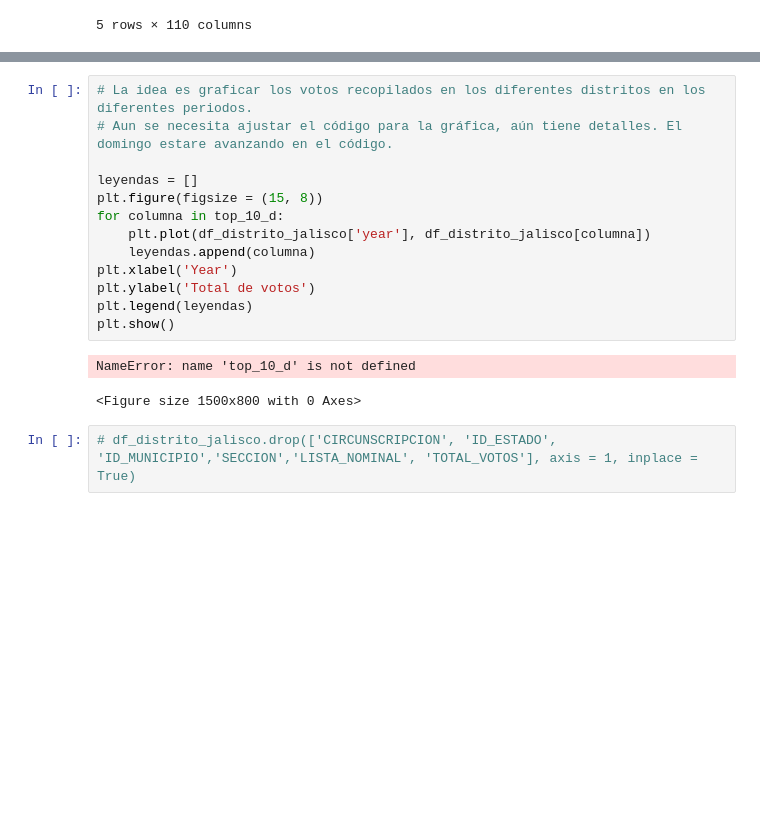
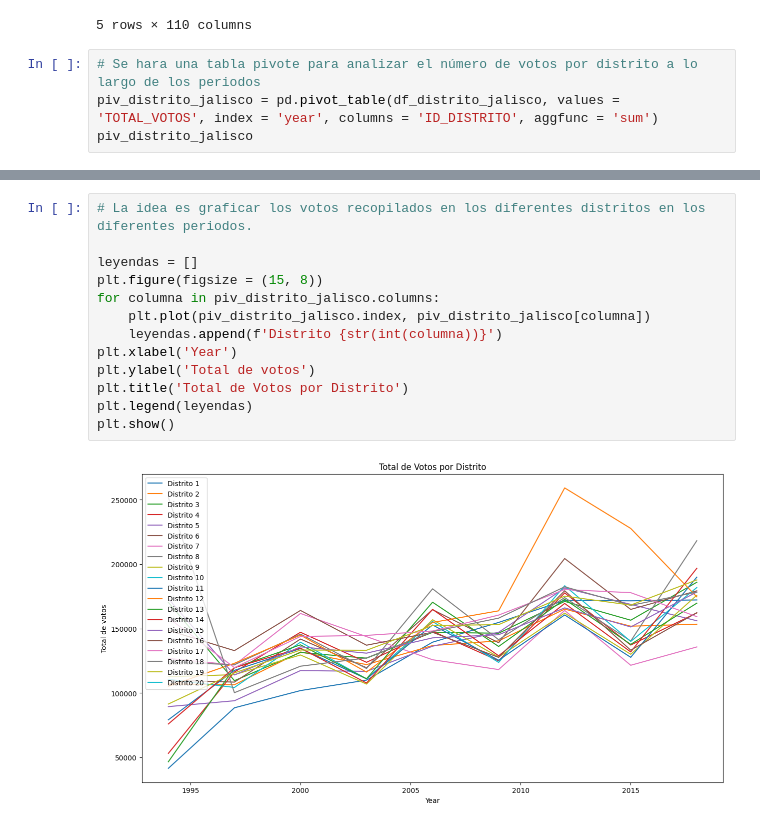
Before and after one commit to harogl/data_science_Santander, a Jupyter notebook: Analisis_diputados_MR.ipynb, the cells around one changed output, grey strips where cells are left out. Saved outputs shown, nothing was run; the diff lists cells and outputs as text; blank space fills up the shorter version.

```diff
--- a/Analisis_diputados_MR.ipynb
+++ b/Analisis_diputados_MR.ipynb
@@ -468,3 +452,7 @@ df_distrito_jalisco.head()
 | 3 | 1994 | 4.0 | 480 | 1680 | 4680 | 116307 | 23998.0 | 21635.0 | 203.0 | ... |
 | 4 | 1994 | 5.0 | 1004 | 3514 | 16651 | 453691 | 32285.0 | 46424.0 | 470.0 | ... |
 5 rows × 110 columns
+# %%
+# Se hara una tabla pivote para analizar el número de votos por distrito a lo largo de los periodos
+piv_distrito_jalisco = pd.pivot_table(df_distrito_jalisco, values = 'TOTAL_VOTOS', index = 'year', columns = 'ID_DISTRITO', aggfunc = 'sum')
+piv_distrito_jalisco
@@ -471,18 +471,15 @@ df_distrito_jalisco.head()
 # %%
 # La idea es graficar los votos recopilados en los diferentes distritos en los diferentes periodos.
-# Aun se necesita ajustar el código para la gráfica, aún tiene detalles. El domingo estare avanzando en el código.
 
 leyendas = []
 plt.figure(figsize = (15, 8))
-for columna in top_10_d:
-    plt.plot(df_distrito_jalisco['year'], df_distrito_jalisco[columna])
-    leyendas.append(columna)
+for columna in piv_distrito_jalisco.columns:
+    plt.plot(piv_distrito_jalisco.index, piv_distrito_jalisco[columna])
+    leyendas.append(f'Distrito {str(int(columna))}')
 plt.xlabel('Year')
 plt.ylabel('Total de votos')
+plt.title('Total de Votos por Distrito')
 plt.legend(leyendas)
 plt.show()
 # %% [output]
-NameError: name 'top_10_d' is not defined
-<Figure size 1500x800 with 0 Axes>
+[figure, added]
-# %%
-# df_distrito_jalisco.drop(['CIRCUNSCRIPCION', 'ID_ESTADO', 'ID_MUNICIPIO','SECCION','LISTA_NOMINAL', 'TOTAL_VOTOS'], axis = 1, inplace = True)
```
Also changed, not shown: parts of 15 cells of this notebook.
